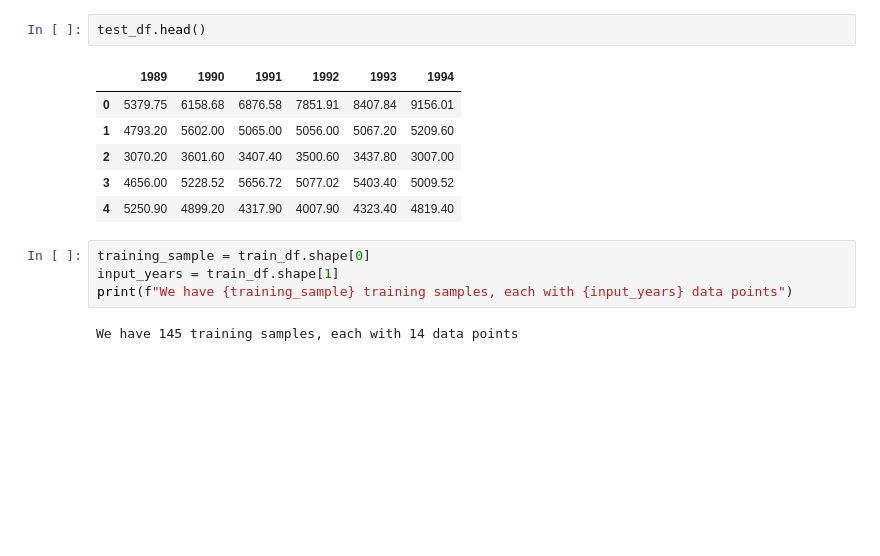
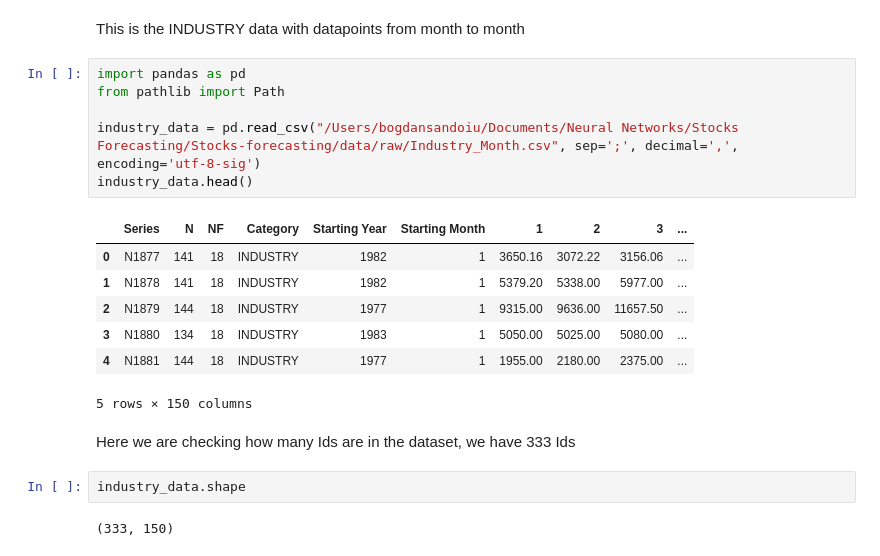
Before and after one commit to sandoiustefan-svg/stock-price-forecasting, a Jupyter notebook: notebooks/raw_data_analysis.ipynb, the cells around one changed output. Saved outputs shown, nothing was run; the diff lists cells and outputs as text; blank space fills up the shorter version.

```diff
--- a/notebooks/raw_data_analysis.ipynb
+++ b/notebooks/raw_data_analysis.ipynb
@@ -102,15 +1,22 @@ train_df.head()
-# %%
-test_df.head()
-# %% [output]
-|  | 1989 | 1990 | 1991 | 1992 | 1993 | 1994 |
-| 0 | 5379.75 | 6158.68 | 6876.58 | 7851.91 | 8407.84 | 9156.01 |
-| 1 | 4793.20 | 5602.00 | 5065.00 | 5056.00 | 5067.20 | 5209.60 |
-| 2 | 3070.20 | 3601.60 | 3407.40 | 3500.60 | 3437.80 | 3007.00 |
-| 3 | 4656.00 | 5228.52 | 5656.72 | 5077.02 | 5403.40 | 5009.52 |
-| 4 | 5250.90 | 4899.20 | 4317.90 | 4007.90 | 4323.40 | 4819.40 |
-# %%
-training_sample = train_df.shape[0]
-input_years = train_df.shape[1]
-print(f"We have {training_sample} training samples, each with {input_years} data points")
-# %% [output]
-We have 145 training samples, each with 14 data points
+# %% [markdown]
+This is the INDUSTRY data with datapoints from month to month
+# %%
+import pandas as pd
+from pathlib import Path
+
+industry_data = pd.read_csv("/Users/bogdansandoiu/Documents/Neural Networks/Stocks Forecasting/Stocks-forecasting/data/raw/Industry_Month.csv", sep=';', decimal=',', encoding='utf-8-sig')
+industry_data.head()
+# %% [output]
+|  | Series | N | NF | Category | Starting Year | Starting Month | 1 | 2 | 3 | ... |
+| 0 | N1877 | 141 | 18 | INDUSTRY | 1982 | 1 | 3650.16 | 3072.22 | 3156.06 | ... |
+| 1 | N1878 | 141 | 18 | INDUSTRY | 1982 | 1 | 5379.20 | 5338.00 | 5977.00 | ... |
+| 2 | N1879 | 144 | 18 | INDUSTRY | 1977 | 1 | 9315.00 | 9636.00 | 11657.50 | ... |
+| 3 | N1880 | 134 | 18 | INDUSTRY | 1983 | 1 | 5050.00 | 5025.00 | 5080.00 | ... |
+| 4 | N1881 | 144 | 18 | INDUSTRY | 1977 | 1 | 1955.00 | 2180.00 | 2375.00 | ... |
+5 rows × 150 columns
+# %% [markdown]
+Here we are checking how many Ids are in the dataset, we have 333 Ids
+# %%
+industry_data.shape
+# %% [output]
+(333, 150)
```
Also changed, not shown: parts of 45 cells of this notebook, 4 other files.
